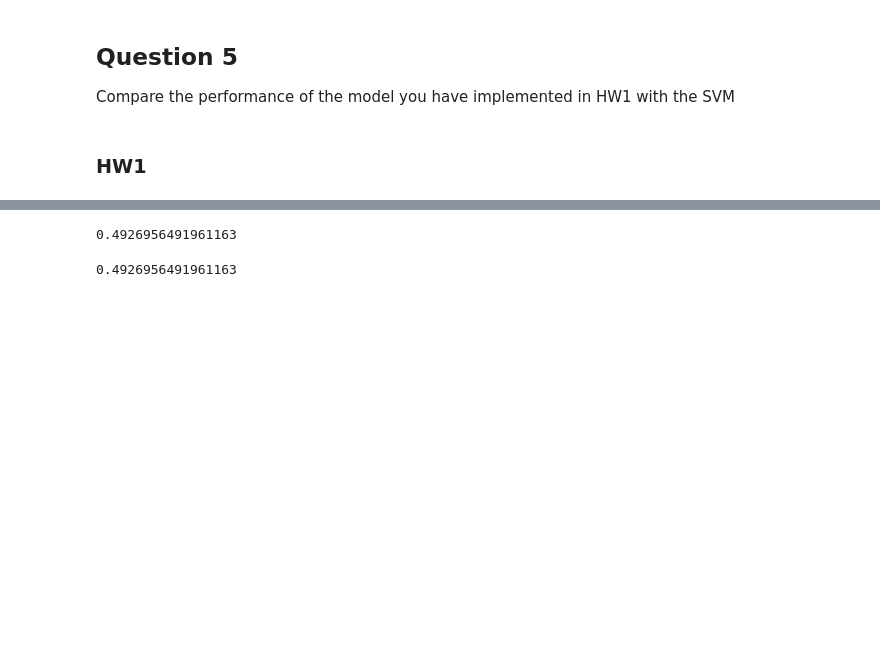
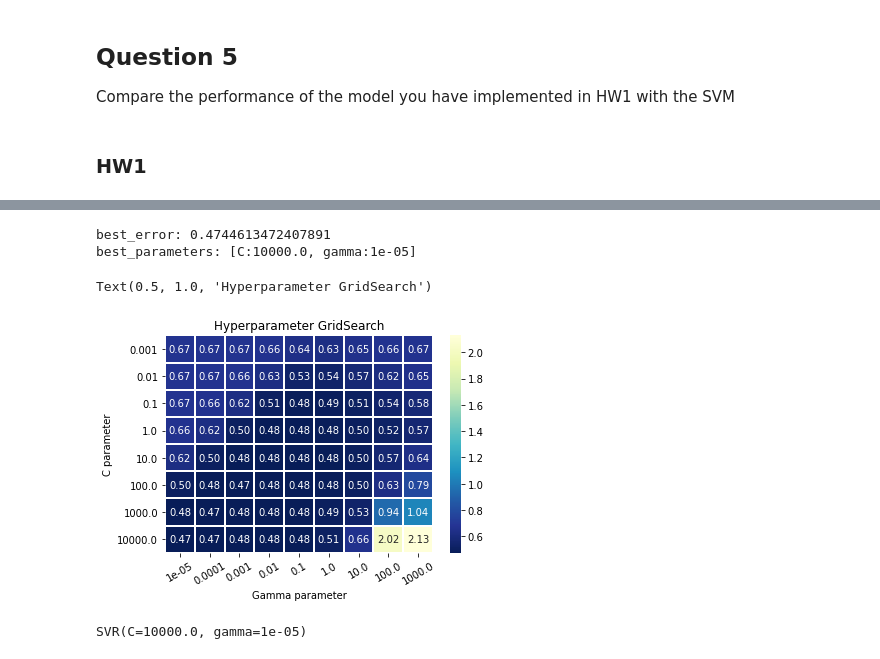
Before and after one commit to hurueilin/PR_HW4, a Jupyter notebook: 309553024_HW4.ipynb, the cells around one changed output, grey strips where cells are left out. Cells and saved outputs as stored; diff of their text form; code cells hidden in the pictures; blank space fills up the shorter version.

```diff
--- a/309553024_HW4.ipynb
+++ b/309553024_HW4.ipynb
@@ -223,4 +221,2 @@ y_test = test_df['y_test'].to_numpy().reshape(-1,1)
-# %%
-clf = SVR(C=1.0, kernel='rbf', gamma=0.1)
-clf.fit(x_train, y_train)
-y_pred = clf.predict(x_test)
+# %%
+kfold_data = cross_validation(x_train, y_train, k=5)
@@ -226,0 +242,22 @@ y_pred = clf.predict(x_test)
+# %%
+""" Grid search to find the best C and gamma """
+C_list = [0.001, 0.01, 0.1, 1.0, 10.0, 100.0, 1000.0, 10000.0]
+Gamma_list = [0.00001, 0.0001, 0.001, 0.01, 0.1, 1.0, 10.0, 100.0, 1000.0]
+error_list = []
+best_error = float("inf")
+best_C, best_gamma = None, None
+
+for c in C_list:
+    for gamma in Gamma_list:
+        # For current hyperparameter setting, run cross validation and get the average error
+        avg_error = runCrossValidation_SVR(c, gamma, kfold_data)
+        print(f'====== average square error of hyp[C:{c}, gamma:{gamma}] -> {avg_error} ======')
+        error_list.append(avg_error)
+
+        if(best_error > avg_error):
+            best_error = avg_error
+            best_C = c
+            best_gamma = gamma
+
+# Transform the error list to ndarray (for plotting heatmap)
+error_arr = np.array(error_list).reshape(len(C_list), len(Gamma_list))
@@ -227,19 +282,36 @@ y_pred = clf.predict(x_test)
+# %%
+print('best_error:', best_error)
+print(f'best_parameters: [C:{best_C}, gamma:{best_gamma}]')
+# %% [output]
+best_error: 0.4744613472407891
+best_parameters: [C:10000.0, gamma:1e-05]
+# %%
+""" Plot the heatmap of Grid Search (color: average error of validation folds)"""
+import matplotlib as plt
+import seaborn as sns
+
+ax = sns.heatmap(error_arr, annot=True, fmt=".2f", cmap="YlGnBu_r", linewidths=1, linecolor='white')
+ax.set_xticklabels(Gamma_list, rotation=30)
+ax.set_yticklabels(C_list, rotation=0)
+ax.set(xlabel='Gamma parameter', ylabel='C parameter')
+ax.set_title("Hyperparameter GridSearch")
+# %% [output]
+Text(0.5, 1.0, 'Hyperparameter GridSearch')
+[figure, added]
+# %%
+""" Perform SVM Regression on whole training set based on the best hyperparameters we just found """
+clf = SVR(C=best_C, kernel='rbf', gamma=best_gamma)
+clf.fit(x_train, y_train.ravel())
+# %% [output]
+SVR(C=10000.0, gamma=1e-05)
 # %%
 """ Evalulate the result SVM Regression model with test data """
-n = len(y_test)
+y_pred = clf.predict(x_test)
+
 # print(y_test.shape)  # (500, 1)
 # print(y_pred.shape)  # (500,)
-y_pred = y_pred.reshape(-1, 1)
+y_pred = y_pred.reshape(-1, 1)  # need to reshape before calculating MSE
 MSE_bySVM = np.square(np.subtract(y_test, y_pred)).mean()
-print(MSE_bySVM)
-# %% [output]
-0.4926956491961163
-# %%
-from sklearn.metrics import mean_squared_error
-mse = mean_squared_error(y_test, y_pred)
-mse
-# %% [output]
-0.4926956491961163
 # %%
 print("Mean Square error of Linear regression: 0.4909025641183266")  # The value is copied from my HW1
 print("Mean Square error of SVM regresssion model:", MSE_bySVM)
```
Also changed, not shown: parts of 10 cells of this notebook.
